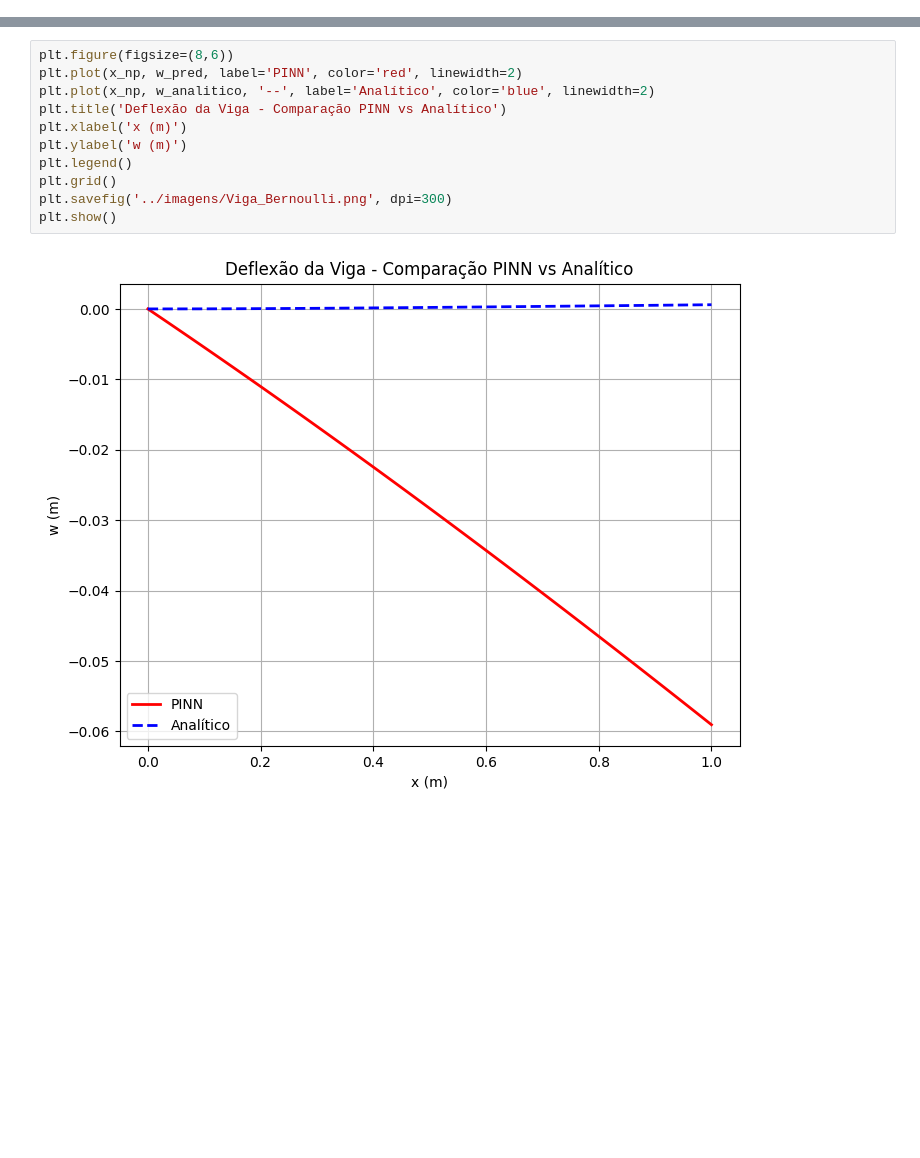
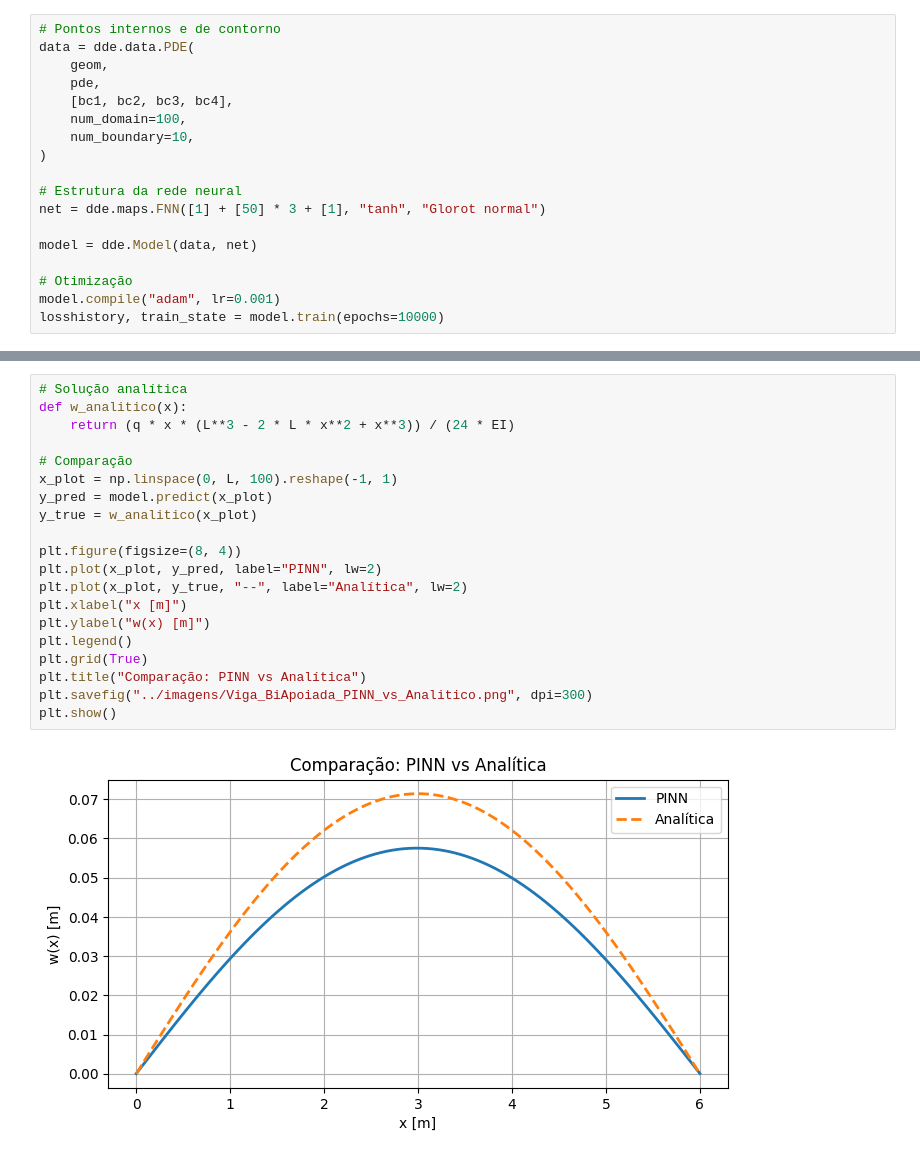
Before and after one commit to natansv/Natan_Silva_AtvPINN_AE3, a Jupyter notebook: 02_viga_bernoulli/02 - Viga_Bernoulli_PINN.ipynb, the cells around one changed output, grey strips where cells are left out. Drawn from its saved outputs; the diff is of its cells as text; blank space fills up the shorter version.

Commit message:
Atualização Exercício 2: correção da EDO, ajuste de gradientes e adição de gráfico salvo na pasta imagens

```diff
--- a/02_viga_bernoulli/02 - Viga_Bernoulli_PINN.ipynb
+++ b/02_viga_bernoulli/02 - Viga_Bernoulli_PINN.ipynb
@@ -147,0 +95,18 @@ plt.show()
+# %%
+# Pontos internos e de contorno
+data = dde.data.PDE(
+    geom,
+    pde,
+    [bc1, bc2, bc3, bc4],
+    num_domain=100,
+    num_boundary=10,
+)
+
+# Estrutura da rede neural
+net = dde.maps.FNN([1] + [50] * 3 + [1], "tanh", "Glorot normal")
+
+model = dde.Model(data, net)
+
+# Otimização
+model.compile("adam", lr=0.001)
+losshistory, train_state = model.train(epochs=10000)
@@ -148,13 +139,22 @@ plt.show()
 # %%
-plt.figure(figsize=(8,6))
-plt.plot(x_np, w_pred, label='PINN', color='red', linewidth=2)
-plt.plot(x_np, w_analitico, '--', label='Analítico', color='blue', linewidth=2)
-plt.title('Deflexão da Viga - Comparação PINN vs Analítico')
-plt.xlabel('x (m)')
-plt.ylabel('w (m)')
+# Solução analítica
+def w_analitico(x):
+    return (q * x * (L**3 - 2 * L * x**2 + x**3)) / (24 * EI)
+
+# Comparação
+x_plot = np.linspace(0, L, 100).reshape(-1, 1)
+y_pred = model.predict(x_plot)
+y_true = w_analitico(x_plot)
+
+plt.figure(figsize=(8, 4))
+plt.plot(x_plot, y_pred, label="PINN", lw=2)
+plt.plot(x_plot, y_true, "--", label="Analítica", lw=2)
+plt.xlabel("x [m]")
+plt.ylabel("w(x) [m]")
 plt.legend()
-plt.grid()
-plt.savefig('../imagens/Viga_Bernoulli.png', dpi=300)
+plt.grid(True)
+plt.title("Comparação: PINN vs Analítica")
+plt.savefig("../imagens/Viga_BiApoiada_PINN_vs_Analitico.png", dpi=300)
 plt.show()
 # %% [output]
-[figure, old version]
+[figure, new version]
```
Also changed, not shown: parts of 19 cells of this notebook, 11 other files.
